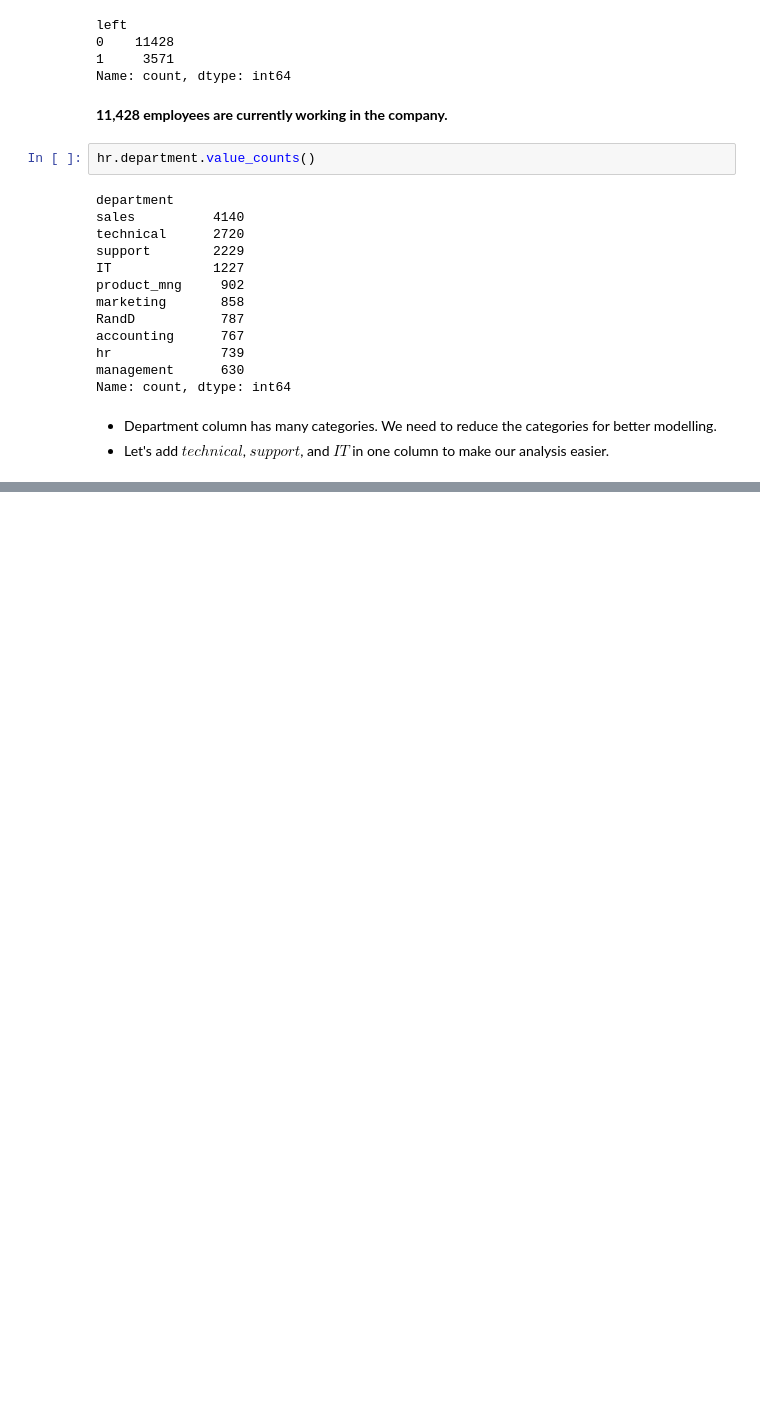
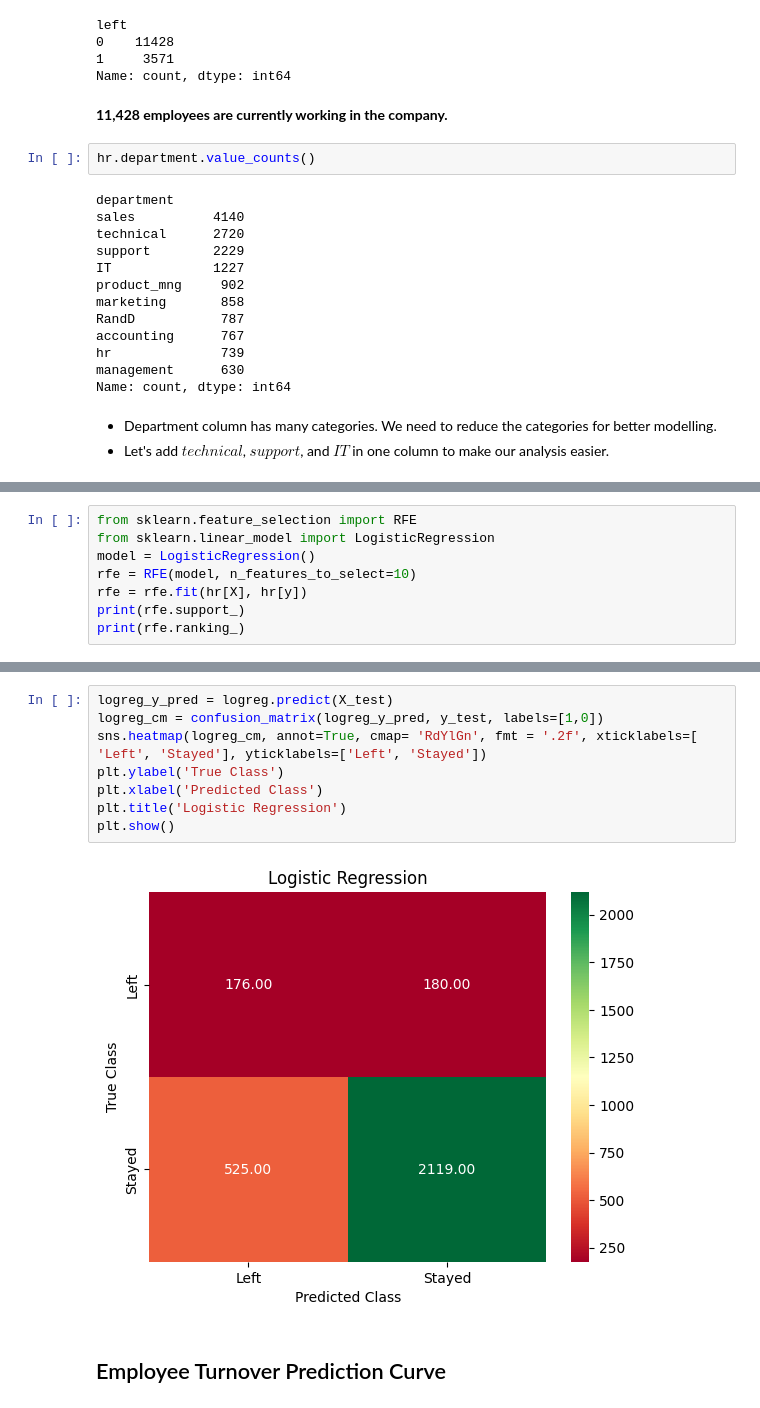
Before and after one commit to parashardevesh/emp-turnover-prediction, a Jupyter notebook: Notebook.ipynb, the cells around one changed output, grey strips where cells are left out. Cells and saved outputs as stored; diff of their text form; blank space fills up the shorter version.

```diff
--- a/Notebook.ipynb
+++ b/Notebook.ipynb
@@ -116,0 +164,8 @@ Name: count, dtype: int64
+# %%
+from sklearn.feature_selection import RFE
+from sklearn.linear_model import LogisticRegression
+model = LogisticRegression()
+rfe = RFE(model, n_features_to_select=10)
+rfe = rfe.fit(hr[X], hr[y])
+print(rfe.support_)
+print(rfe.ranking_)
@@ -116,0 +282,12 @@ Name: count, dtype: int64
+# %%
+logreg_y_pred = logreg.predict(X_test)
+logreg_cm = confusion_matrix(logreg_y_pred, y_test, labels=[1,0])
+sns.heatmap(logreg_cm, annot=True, cmap= 'RdYlGn', fmt = '.2f', xticklabels=[ 'Left', 'Stayed'], yticklabels=['Left', 'Stayed'])
+plt.ylabel('True Class')
+plt.xlabel('Predicted Class')
+plt.title('Logistic Regression')
+plt.show()
+# %% [output]
+[figure, added]
+# %% [markdown]
+## Employee Turnover Prediction Curve
```
Also changed, not shown: parts of 29 cells of this notebook, 1 other file.
